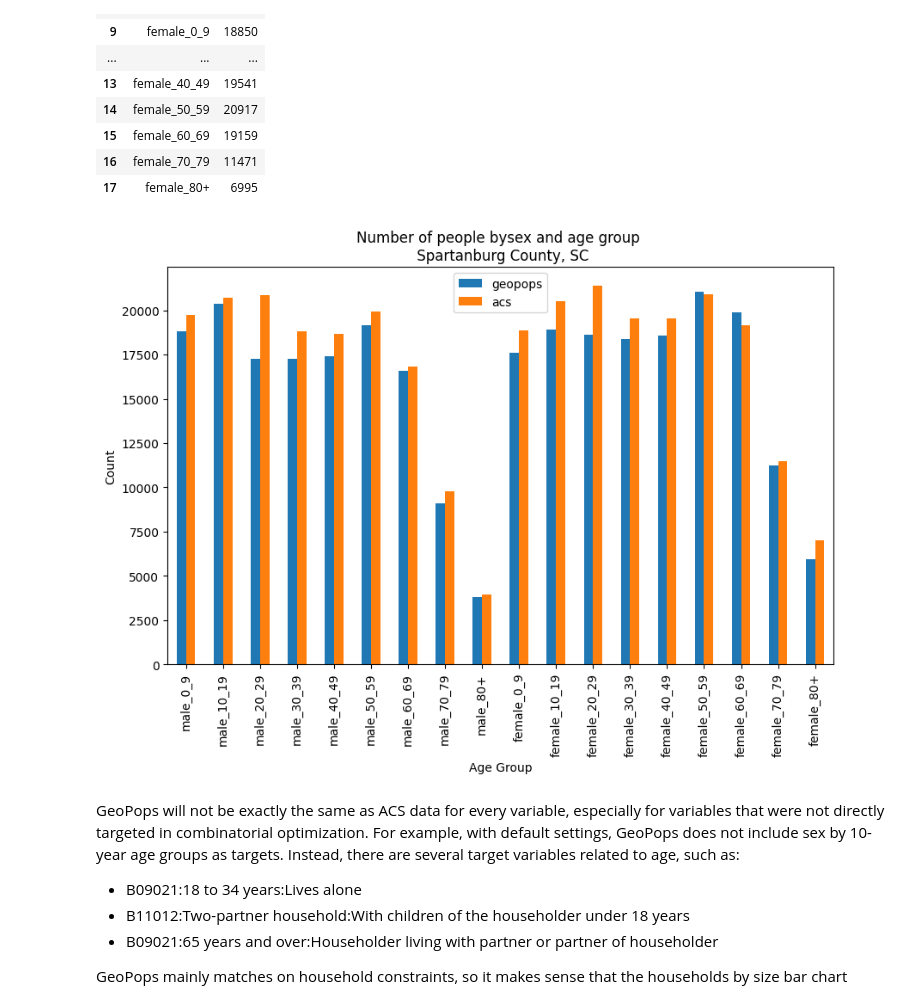
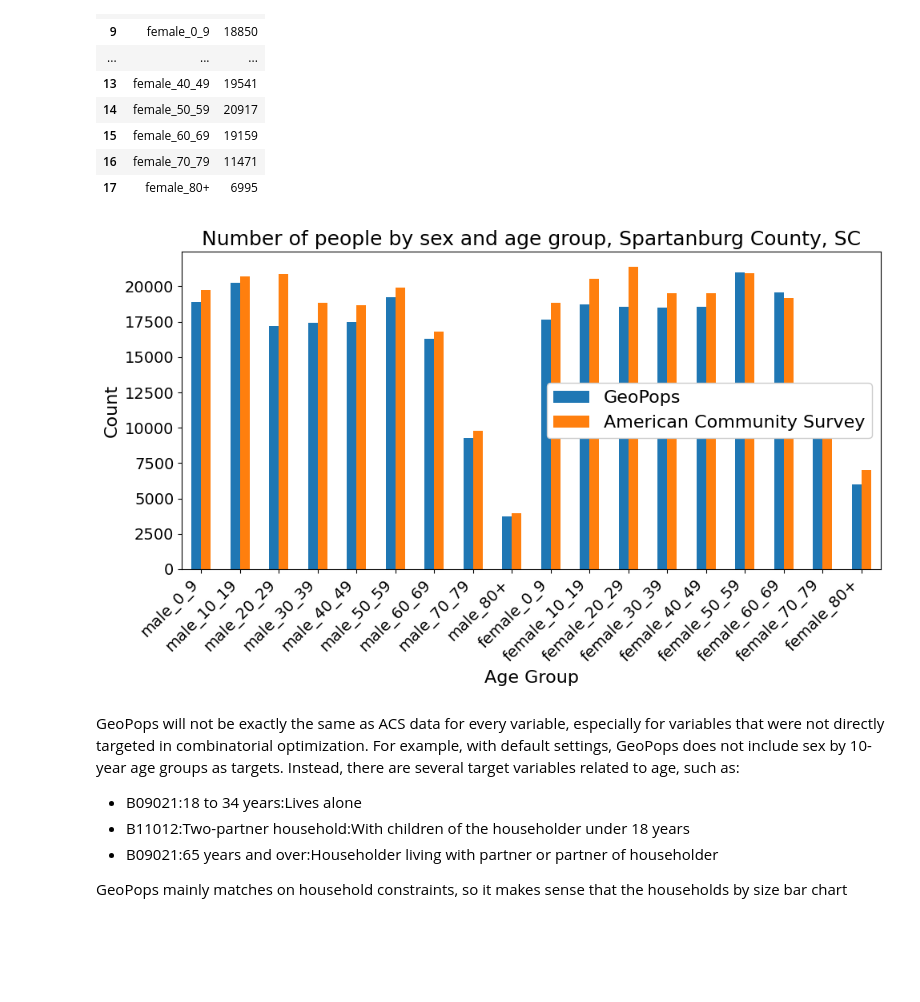
Before and after one commit to GeoPopsHub/sc_spartanburg_measles, a Jupyter notebook: 2_explore_people.ipynb, the cells around one changed output. Cells and saved outputs as stored; diff of their text form; code cells hidden in the pictures; blank space fills up the shorter version.

```diff
--- a/2_explore_people.ipynb
+++ b/2_explore_people.ipynb
@@ -152,0 +121,9 @@ Initializing sim with 357267 agents
+# %%
+# Load people_all
+people_all = pd.read_csv('data/pop_export/people_all.csv', low_memory=False)
+
+# Load school-level vaccination rates and remove the school name column
+sch_vax_rates = pd.read_csv('data/sch_vax_rates.csv').drop(columns=['NAME'])
+
+# View school vaccination rates
+sch_vax_rates
@@ -309,37 +378,44 @@ sex_age.loc[(sex_age['female'] == 0) & (sex_age['age'] >= 50) & (sex_age['age']
 sex_age.loc[(sex_age['female'] == 0) & (sex_age['age'] >= 60) & (sex_age['age'] <= 69), 'male_60_69'] = 1
 sex_age.loc[(sex_age['female'] == 0) & (sex_age['age'] >= 70) & (sex_age['age'] <= 79), 'male_70_79'] = 1
 sex_age.loc[(sex_age['female'] == 0) & (sex_age['age'] >= 80),                          'male_80+']   = 1
 
 # female by age group (contiguous bins; no gaps)
 sex_age.loc[(sex_age['female'] == 1) & (sex_age['age'] >= 0)  & (sex_age['age'] <= 9),  'female_0_9']   = 1
 sex_age.loc[(sex_age['female'] == 1) & (sex_age['age'] >= 10) & (sex_age['age'] <= 19), 'female_10_19'] = 1
 sex_age.loc[(sex_age['female'] == 1) & (sex_age['age'] >= 20) & (sex_age['age'] <= 29), 'female_20_29'] = 1
 sex_age.loc[(sex_age['female'] == 1) & (sex_age['age'] >= 30) & (sex_age['age'] <= 39), 'female_30_39'] = 1
 sex_age.loc[(sex_age['female'] == 1) & (sex_age['age'] >= 40) & (sex_age['age'] <= 49), 'female_40_49'] = 1
 sex_age.loc[(sex_age['female'] == 1) & (sex_age['age'] >= 50) & (sex_age['age'] <= 59), 'female_50_59'] = 1
 sex_age.loc[(sex_age['female'] == 1) & (sex_age['age'] >= 60) & (sex_age['age'] <= 69), 'female_60_69'] = 1
 sex_age.loc[(sex_age['female'] == 1) & (sex_age['age'] >= 70) & (sex_age['age'] <= 79), 'female_70_79'] = 1
 sex_age.loc[(sex_age['female'] == 1) & (sex_age['age'] >= 80),                          'female_80+']   = 1
 
 # counts by sex and age group
 sex_age = sex_age[['male_0_9','male_10_19','male_20_29','male_30_39','male_40_49',
                    'male_50_59','male_60_69','male_70_79','male_80+',
                    'female_0_9','female_10_19','female_20_29','female_30_39','female_40_49',
                    'female_50_59','female_60_69','female_70_79','female_80+']]
 sex_age = sex_age.fillna(0)
 sex_age = sex_age.sum().reset_index().rename(columns={'index':'sex_agegroup', 0:'geopops'})
 
 # Merge GeoPops and ACS data
 compare_sex_age = sex_age.merge(acs_sex_age, on='sex_agegroup', how='left').set_index('sex_agegroup')
+compare_sex_age.rename(columns={'acs':'American Community Survey', 'geopops':'GeoPops'}, inplace=True)
 
 # Make bar plot of comparison
 compare_sex_age.plot(kind='bar', figsize=(10, 6))
-plt.title('Number of people bysex and age group \n Spartanburg County, SC')
-plt.xlabel('Age Group')
-plt.ylabel('Count')
+plt.title('Number of people by sex and age group, Spartanburg County, SC', fontsize=18)
+plt.xlabel('Age Group', fontsize=16)
+plt.setp(plt.gca().get_xticklabels(), rotation=45, ha='right')
+plt.ylabel('Count', fontsize=16)
+plt.legend(fontsize=16, loc='center right', frameon=True, framealpha=1.0, facecolor='white')
+ax = plt.gca()
+ax.tick_params(axis='both', labelsize=14)
+plt.tight_layout()
+plt.savefig('data/figures/sex_age.png', dpi=300)
 plt.show()
 # %% [output]
-[figure, old version]
+[figure, new version]
 # %% [markdown]
 GeoPops will not be exactly the same as ACS data for every variable, especially for variables that were not directly targeted in combinatorial optimization. For example, with default settings, GeoPops does not include sex by 10-year age groups as targets. Instead, there are several target variables related to age, such as:
 * B09021:18 to 34 years:Lives alone
```
Also changed, not shown: parts of 12 cells of this notebook.
